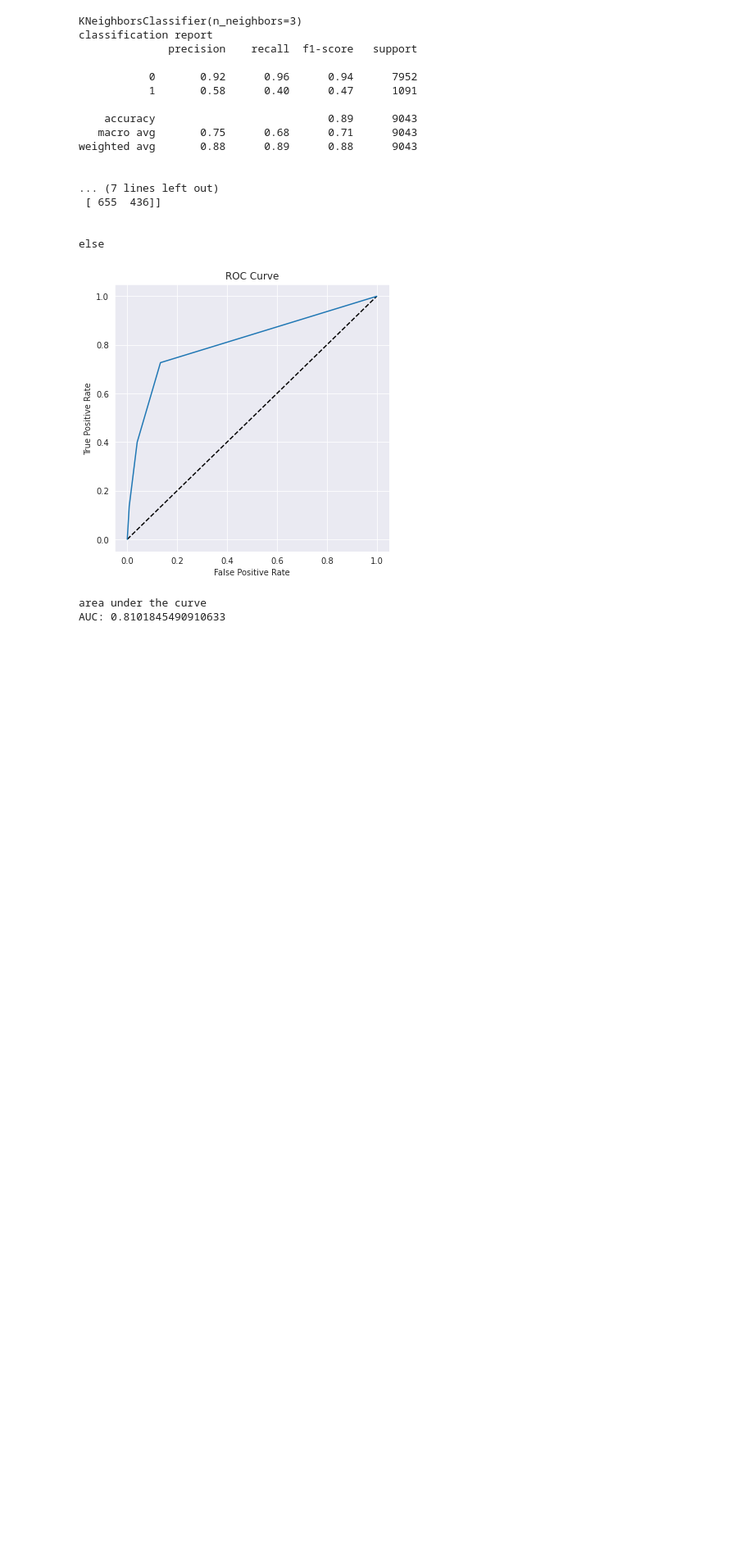
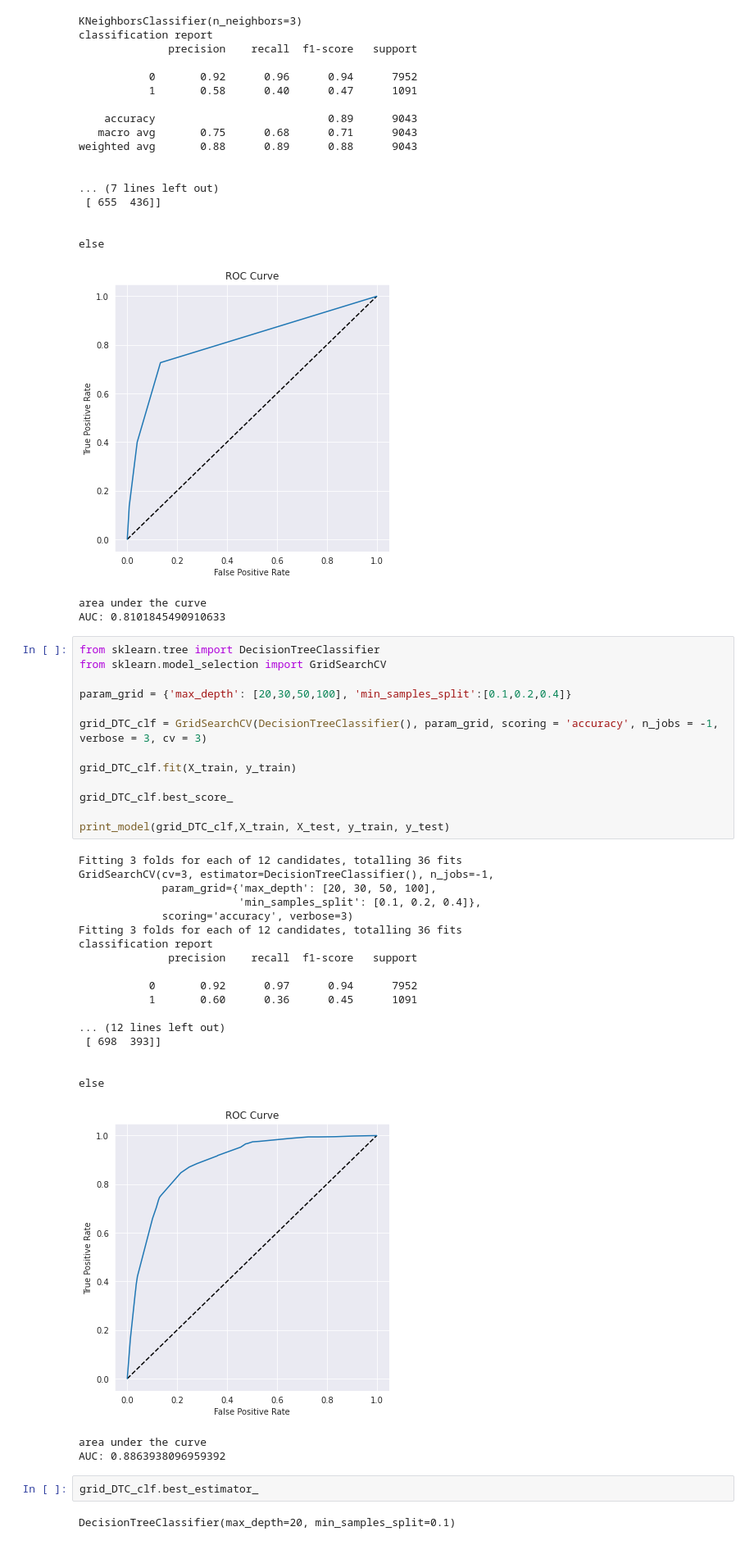
Before and after one commit to GODxFATHER/Bank-Marketing-Effectiveness-Prediction, a Jupyter notebook: Bank_Marketing_Effectiveness_Prediction_Capstone_Project.ipynb, the cells around one changed output. Shown at 82% size. Drawn from its saved outputs; the diff is of its cells as text; blank space fills up the shorter version.

```diff
--- a/Bank_Marketing_Effectiveness_Prediction_Capstone_Project.ipynb
+++ b/Bank_Marketing_Effectiveness_Prediction_Capstone_Project.ipynb
@@ -633,3 +661,41 @@ else
 [figure]
 area under the curve
 AUC: 0.8101845490910633
+# %%
+from sklearn.tree import DecisionTreeClassifier
+from sklearn.model_selection import GridSearchCV
+
+param_grid = {'max_depth': [20,30,50,100], 'min_samples_split':[0.1,0.2,0.4]}
+
+grid_DTC_clf = GridSearchCV(DecisionTreeClassifier(), param_grid, scoring = 'accuracy', n_jobs = -1, verbose = 3, cv = 3)
+
+grid_DTC_clf.fit(X_train, y_train)
+
+grid_DTC_clf.best_score_
+
+print_model(grid_DTC_clf,X_train, X_test, y_train, y_test)
+# %% [output]
+Fitting 3 folds for each of 12 candidates, totalling 36 fits
+GridSearchCV(cv=3, estimator=DecisionTreeClassifier(), n_jobs=-1,
+             param_grid={'max_depth': [20, 30, 50, 100],
+                         'min_samples_split': [0.1, 0.2, 0.4]},
+             scoring='accuracy', verbose=3)
+Fitting 3 folds for each of 12 candidates, totalling 36 fits
+classification report
+              precision    recall  f1-score   support
+
+           0       0.92      0.97      0.94      7952
+           1       0.60      0.36      0.45      1091
+
+... (12 lines left out)
+ [ 698  393]]
+
+
+else
+[figure, added]
+area under the curve
+AUC: 0.8863938096959392
+# %%
+grid_DTC_clf.best_estimator_
+# %% [output]
+DecisionTreeClassifier(max_depth=20, min_samples_split=0.1)
```
Also changed, not shown: parts of 5 cells of this notebook.
